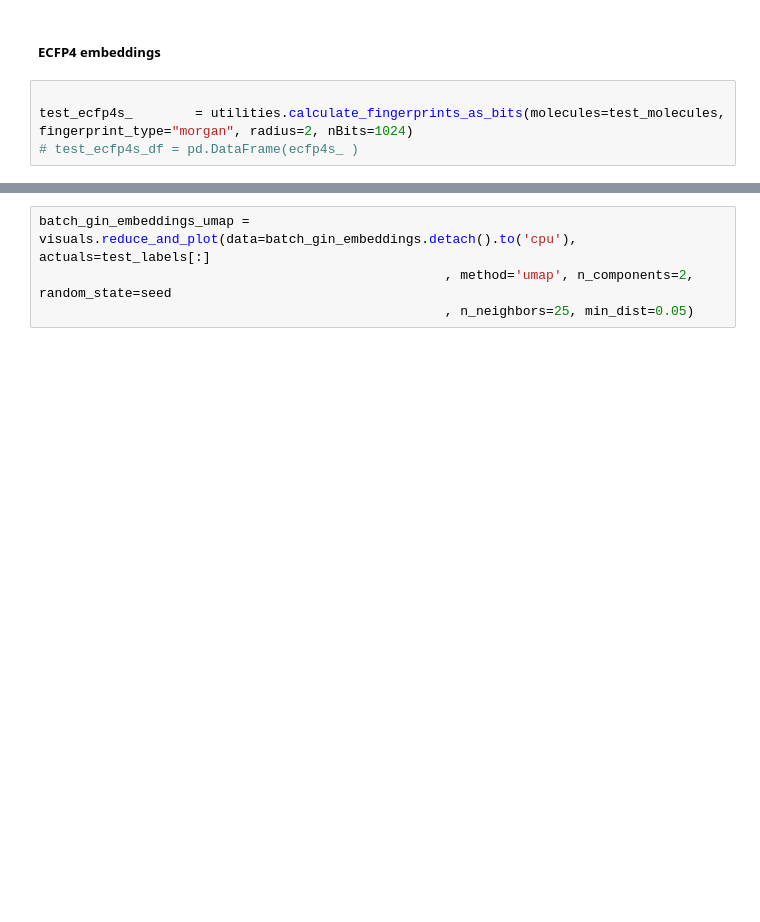
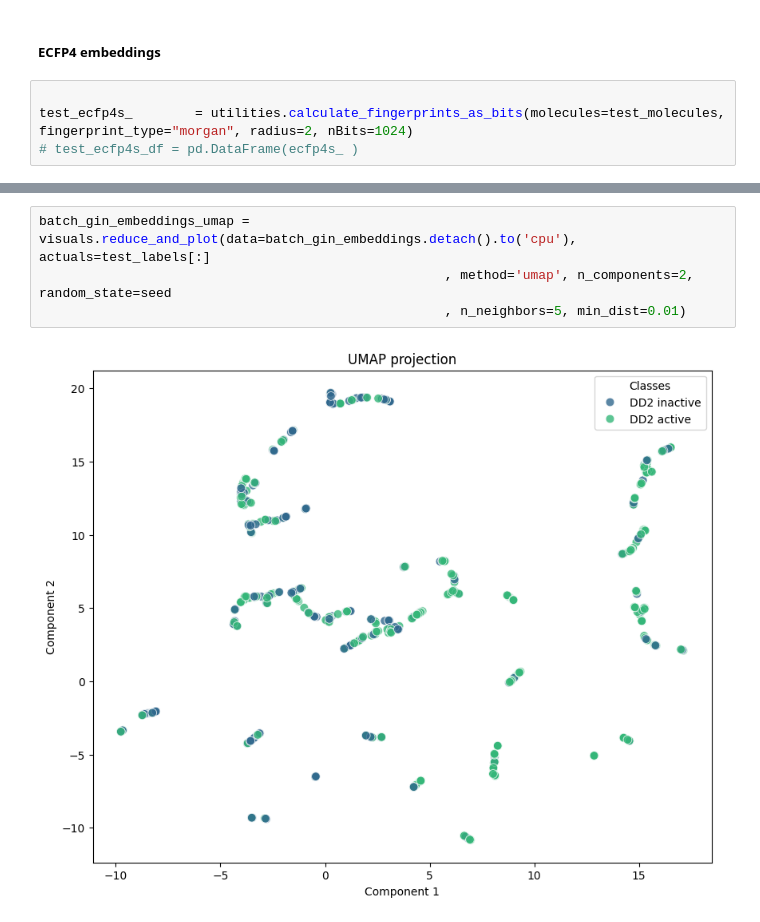
Before and after one commit to djoy4stem/qsar_w_gnns, a Jupyter notebook: notebooks/dd2/dd2_gnn_explanation.ipynb, the cells around one changed output, grey strips where cells are left out. Saved outputs shown, nothing was run; the diff lists cells and outputs as text; blank space fills up the shorter version.

```diff
--- a/notebooks/dd2/dd2_gnn_explanation.ipynb
+++ b/notebooks/dd2/dd2_gnn_explanation.ipynb
@@ -384,7 +408,9 @@ print("batch_gin_embeddings: ", batch_gin_embeddings.shape)
 # %%
 batch_gin_embeddings_umap = visuals.reduce_and_plot(data=batch_gin_embeddings.detach().to('cpu'), actuals=test_labels[:]
                                                     , method='umap', n_components=2, random_state=seed
-                                                    , n_neighbors=25, min_dist=0.05)
+                                                    , n_neighbors=5, min_dist=0.01)
+# %% [output]
+[figure, added]
 # %%
 batch_preds_gat = gat_predictor.model(x=batch_from_test_mols.x, edge_index=batch_from_test_mols.edge_index
                                     , batch=batch_from_test_mols.batch, global_feats=None).detach()
```
Also changed, not shown: parts of 9 cells of this notebook.
